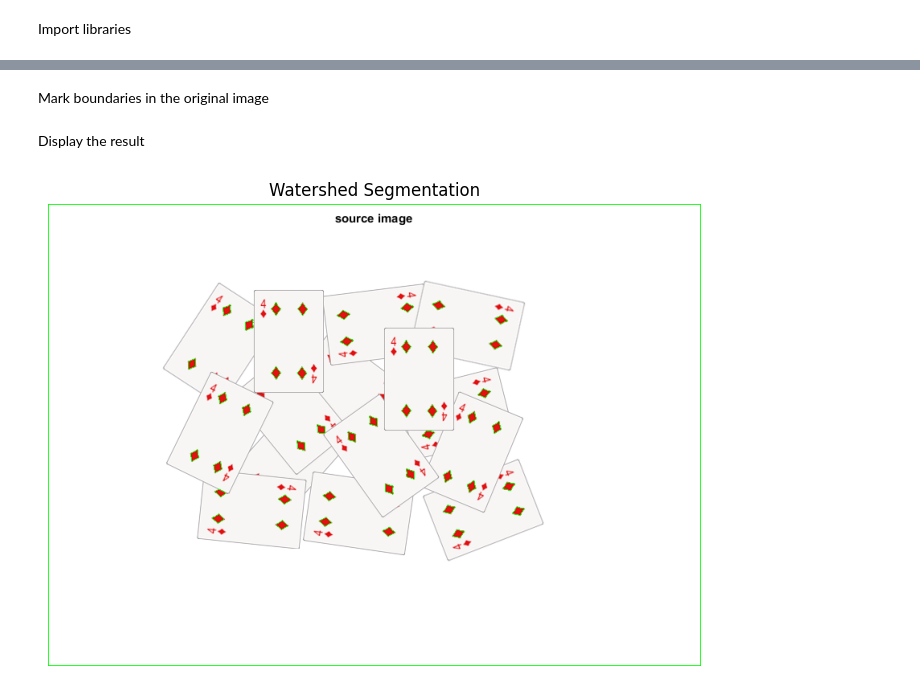
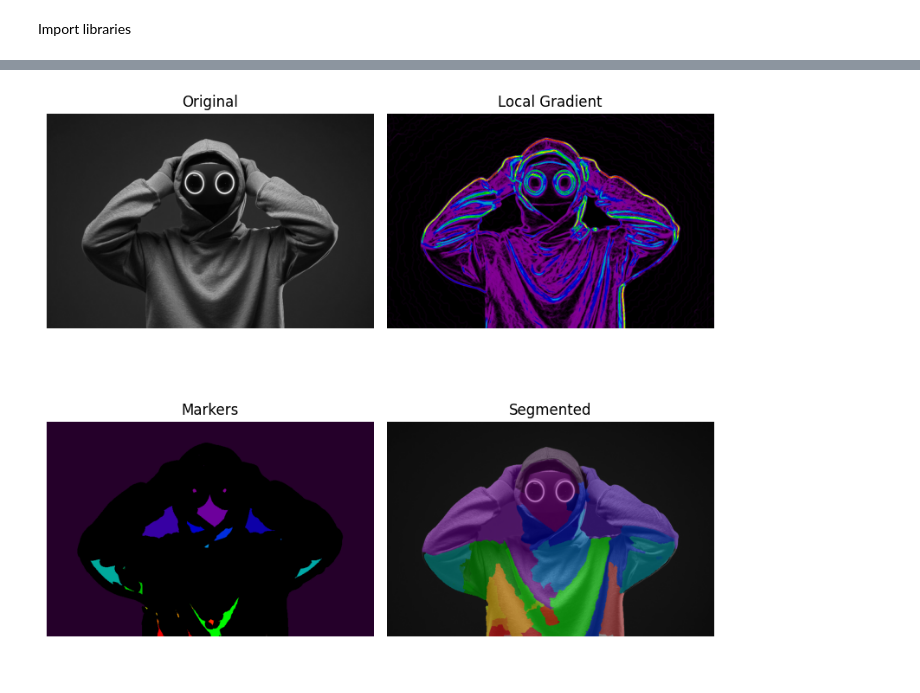
Before and after one commit to daiianaaa/Segmentation_algo, a Jupyter notebook: watershed_segmentation.ipynb, the cells around one changed output, grey strips where cells are left out. Saved outputs shown, nothing was run; the diff lists cells and outputs as text; code cells hidden in the pictures.

```diff
--- a/watershed_segmentation.ipynb
+++ b/watershed_segmentation.ipynb
@@ -86,2 +24,0 @@ Add one to all labels to distinguish sure background from unknown regions
-# %%
-markers = markers + 1
@@ -90,2 +24,0 @@ Mark the unknown region with zero
-# %%
-markers[unknown == 255] = 0
@@ -96,16 +25,38 @@ Apply the watershed algorithm
-# %%
-markers = cv2.watershed(image, markers)
-# %% [markdown]
-Mark boundaries in the original image
-# %%
-image[markers == -1] = [0, 255, 0]  # Green boundaries
-# %% [markdown]
-Display the result
-# %%
-plt.figure(figsize=(10, 6))
-plt.imshow(cv2.cvtColor(image, cv2.COLOR_BGR2RGB))
-plt.axis('off')
-plt.title('Watershed Segmentation')
-plt.show()
-# %% [output]
-[figure, removed]
+# %%
+def segment_image(image, median_disk, markers_disk, gradient_disk):
+# === Denoise and compute markers ===
+  denoised = rank.median(image, disk(median_disk))
+  markers = rank.gradient(denoised, disk(markers_disk)) < 10
+  markers = ndi.label(markers)[0]
+
+  # === Compute local gradient and apply watershed ===
+  gradient = rank.gradient(denoised, disk(gradient_disk))
+  labels = watershed(gradient, markers)
+
+  # === Visualization: Watershed steps ===
+  fig, axes = plt.subplots(nrows=2, ncols=2, figsize=(8, 8), sharex=True, sharey=True)
+  ax = axes.ravel()
+
+  ax[0].imshow(image, cmap=plt.cm.gray)
+  ax[0].set_title("Original")
+
+  ax[1].imshow(gradient, cmap=plt.cm.nipy_spectral)
+  ax[1].set_title("Local Gradient")
+
+  ax[2].imshow(markers, cmap=plt.cm.nipy_spectral)
+  ax[2].set_title("Markers")
+
+  ax[3].imshow(image, cmap=plt.cm.gray)
+  ax[3].imshow(labels, cmap=plt.cm.nipy_spectral, alpha=0.5)
+  ax[3].set_title("Segmented")
+
+  for a in ax:
+      a.axis('off')
+
+  fig.tight_layout()
+  plt.show()
+  return labels
+
+labels = segment_image(image, 5, 10, 2)
+# %% [output]
+[figure, added]
```
Also changed, not shown: parts of 24 cells of this notebook.
